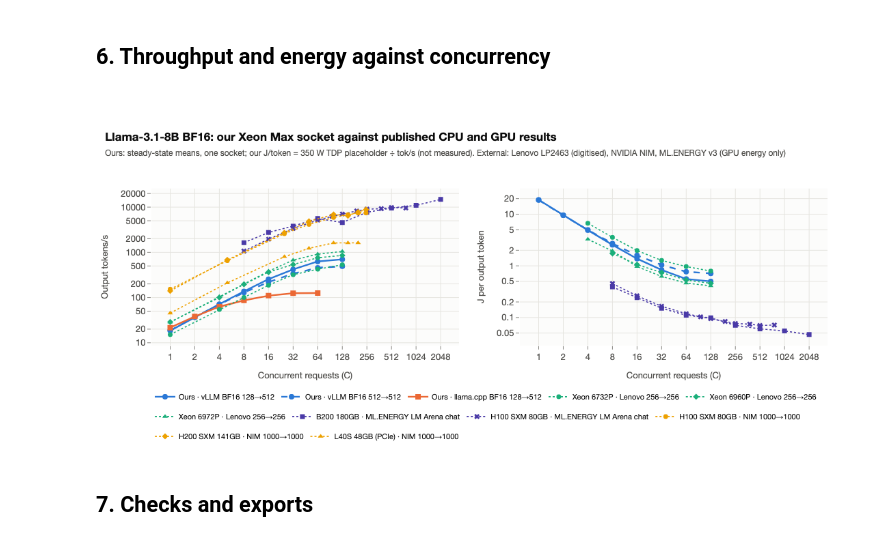
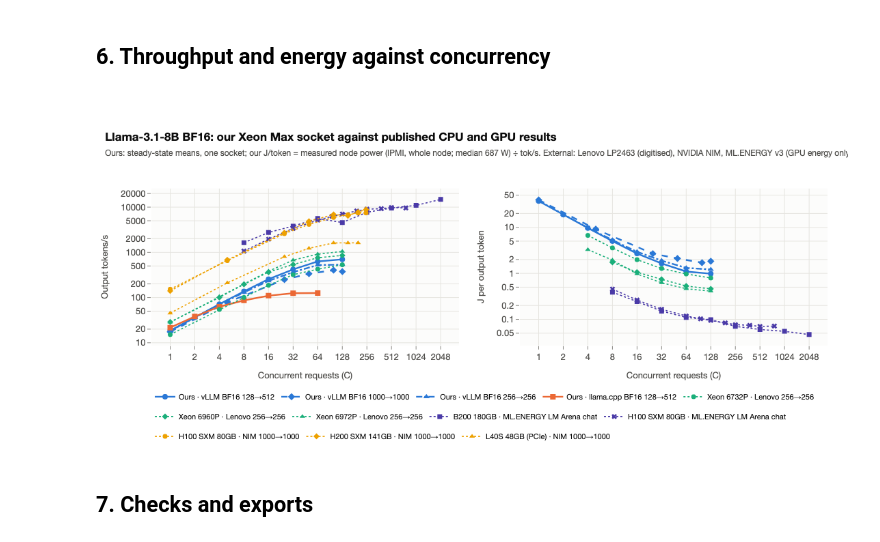
Before and after one commit to struggling-student/llm-backend-analysis, a Jupyter notebook: notebooks/backend_selection/13_external_references.ipynb, the cells around one changed output. Saved outputs shown, nothing was run; the diff lists cells and outputs as text; code cells hidden in the pictures.

```diff
--- a/notebooks/backend_selection/13_external_references.ipynb
+++ b/notebooks/backend_selection/13_external_references.ipynb
@@ -45,13 +52,15 @@ from llm_backend_analysis.visualization.export import export_figure
 
 theme.setup_notebook()
 NOTEBOOK = "13_external_references.ipynb"
-POWER_W = external.POWER_W_ASSUMED   # replace by a measured average power of the server socket when one exists
 keys = pd.read_csv(paths.TABLES / "backend_selection" / "key_numbers.csv").set_index("key")
 STREAM_GBS = float(keys.loc["roof_memory_in_hbm_cache_gbs", "low"])
 
 refs = external.references()
 points = loaders.online_points(model=registry.primary_model())
-comp = external.compare(refs, points, power_w=POWER_W)
+ext_points = loaders.online_points(campaign=external.MEASURED_CAMPAIGN, model=registry.primary_model())
+POWERS = external.measured_power_w(ext_points)   # node power of the points with a window of at least 10 minutes
+POWER_W = float(POWERS.median()) if len(POWERS) else external.POWER_W_ASSUMED
+comp = external.compare(refs, pd.concat([points, ext_points], ignore_index=True), power_w=POWER_W)
 src = external.sources()
 KEYS = []
 
@@ -397,37 +426,41 @@ Our socket streams weights at 247–347 GB/s in single-stream decode, 49%–69%
 # %% [markdown]
 ## 6. Throughput and energy against concurrency
 # %%
-def series_from_ours(cid, wl, label, dash="solid"):
-    g = points[(points["configuration_id"] == cid) & (points["workload"] == wl)]
+def series_from_ours(cid, wl, label, dash="solid", pts=points, marker=None):
+    g = pts[(pts["configuration_id"] == cid) & (pts["workload"] == wl)]
     st = theme.configuration_style(cid)
-    return pd.DataFrame({"label": label, "group": "ours", "origin": "ours", "color": st.color, "marker": st.symbol, "dash": dash,
-                         "concurrency": g["concurrency"], "output_tok_s": g["output_tok_s_mean"], "energy": POWER_W / g["output_tok_s_mean"]})
+    own = g["node_power_w"].notna() & (g["node_power_window_s"] >= external.MIN_POWER_WINDOW_S)
+    power = g["node_power_w"].where(own, POWER_W)
+    return pd.DataFrame({"label": label, "group": "ours", "origin": "ours", "color": st.color, "marker": marker or st.symbol, "dash": dash,
+                         "concurrency": g["concurrency"], "output_tok_s": g["output_tok_s_mean"], "energy": power / g["output_tok_s_mean"]})
 
 
 SYMBOLS = ["circle", "diamond", "triangle-up", "square", "x"]
 ext_rows = []
 for (sid, hw, prec, ver, wl), g in refs[refs["precision"] == "bf16"].groupby(["source_id", "hardware", "precision", "engine_version", "workload"], sort=False):
     if sid not in ("lenovo_lp2463", "nvidia_nim", "mlenergy_v3"):
         continue
     short = hw.replace("NVIDIA ", "").replace("Intel ", "")
     ext_rows.append(pd.DataFrame({"label": f"{short} · {sid.split('_')[0].replace('nvidia', 'NIM').replace('lenovo', 'Lenovo').replace('mlenergy', 'ML.ENERGY')} {wl}",
                                   "group": sid, "origin": "external", "color": None, "marker": SYMBOLS[len(ext_rows) % len(SYMBOLS)], "dash": "dot",
                                   "concurrency": g["concurrency"], "output_tok_s": g["output_tok_s"], "energy": g["energy_j_per_output_token"]}))
 series = pd.concat([series_from_ours("vllm_bf16", "decode", "Ours · vLLM BF16 128→512"),
-                    series_from_ours("vllm_bf16", "balanced", "Ours · vLLM BF16 512→512", dash="dash"),
+                    series_from_ours("vllm_bf16", "ext1000", "Ours · vLLM BF16 1000→1000", dash="dash", pts=ext_points, marker="diamond"),
+                    series_from_ours("vllm_bf16", "ext256", "Ours · vLLM BF16 256→256", dash="dashdot", pts=ext_points, marker="triangle-up"),
                     series_from_ours("llama_cpp_bf16", "decode", "Ours · llama.cpp BF16 128→512")] + ext_rows, ignore_index=True)
 series.loc[series["label"].str.startswith("Ours · llama.cpp"), "energy"] = np.nan  # one estimated energy curve is enough
 fig = plots.external_reference_figure(
     series, panels=[("output_tok_s", "Output tokens/s"), ("energy", "J per output token")],
     title="Llama-3.1-8B BF16: our Xeon Max socket against published CPU and GPU results",
-    subtitle=f"Ours: steady-state means, one socket; our J/token = {num(POWER_W)} W TDP placeholder ÷ tok/s (not measured). "
+    subtitle=f"Ours: steady-state means, one socket; our J/token = measured node power (IPMI, whole node; median {num(POWER_W)} W) ÷ tok/s. "
              "External: Lenovo LP2463 (digitised), NVIDIA NIM, ML.ENERGY v3 (GPU energy only)")
 fig.show()
 export_figure(fig, "external_reference_bf16", source=NOTEBOOK,
-              caption="Output tokens/s and J per output token against concurrency, Llama-3.1-8B BF16: our vLLM and llama.cpp curves (Xeon CPU Max 9480, one socket) "
-                      "next to Lenovo's Xeon 6 vLLM runs, NVIDIA NIM on L40S/H100/H200 and ML.ENERGY on H100/B200; our energy is a 350 W TDP estimate.")
+              caption="Output tokens/s and J per output token against concurrency, Llama-3.1-8B BF16: our vLLM and llama.cpp curves (Xeon CPU Max 9480, one socket), "
+                      "including our runs at NIM's 1000→1000 and Lenovo's 256→256, next to Lenovo's Xeon 6 vLLM runs, NVIDIA NIM on L40S/H100/H200 and ML.ENERGY on H100/B200; "
+                      "our energy uses the measured node power (Slurm IPMI, whole node).")
 # %% [output]
-[figure, old version]
+[figure, new version]
 # %% [markdown]
 ## 7. Checks and exports
 # %%
```
Also changed, not shown: parts of 11 cells of this notebook, 10 other files.
